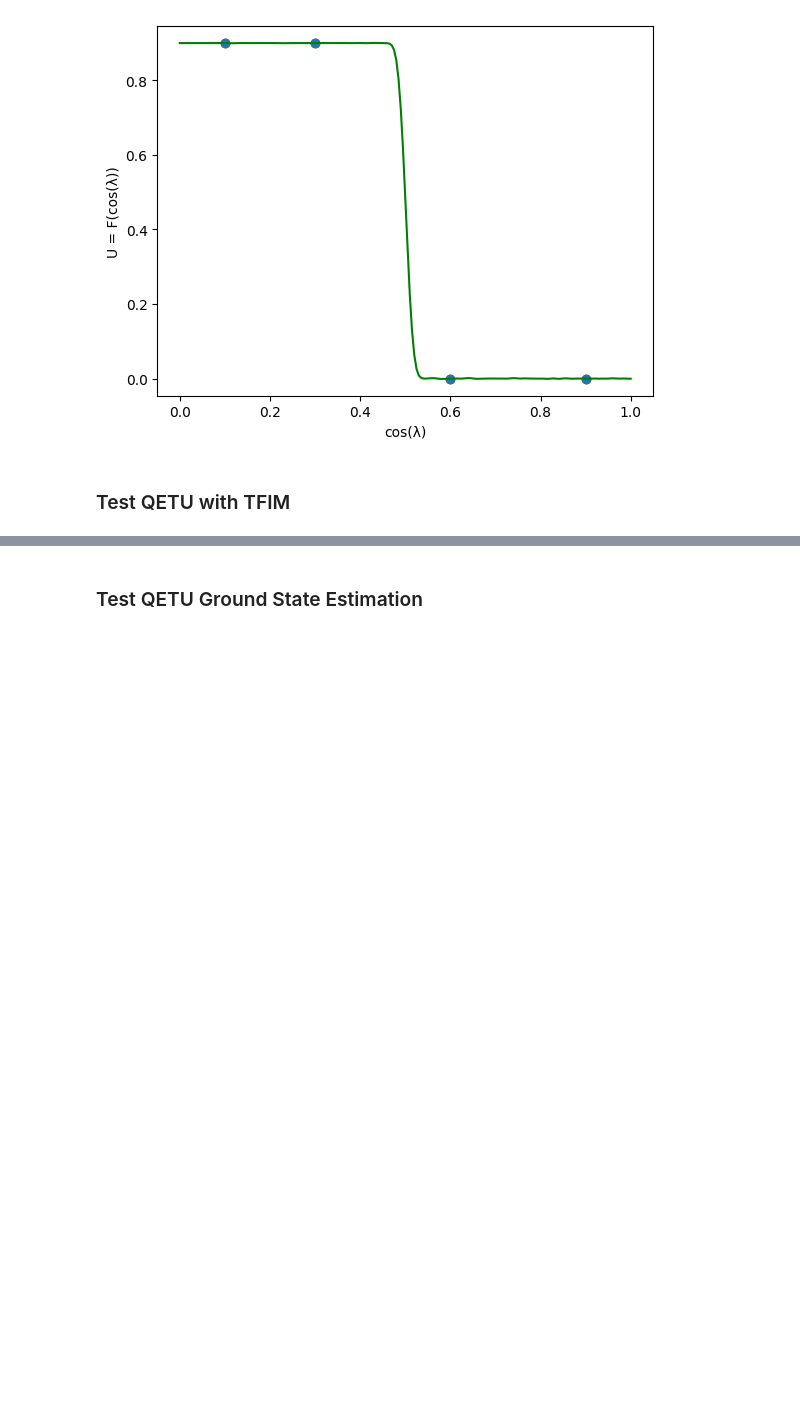
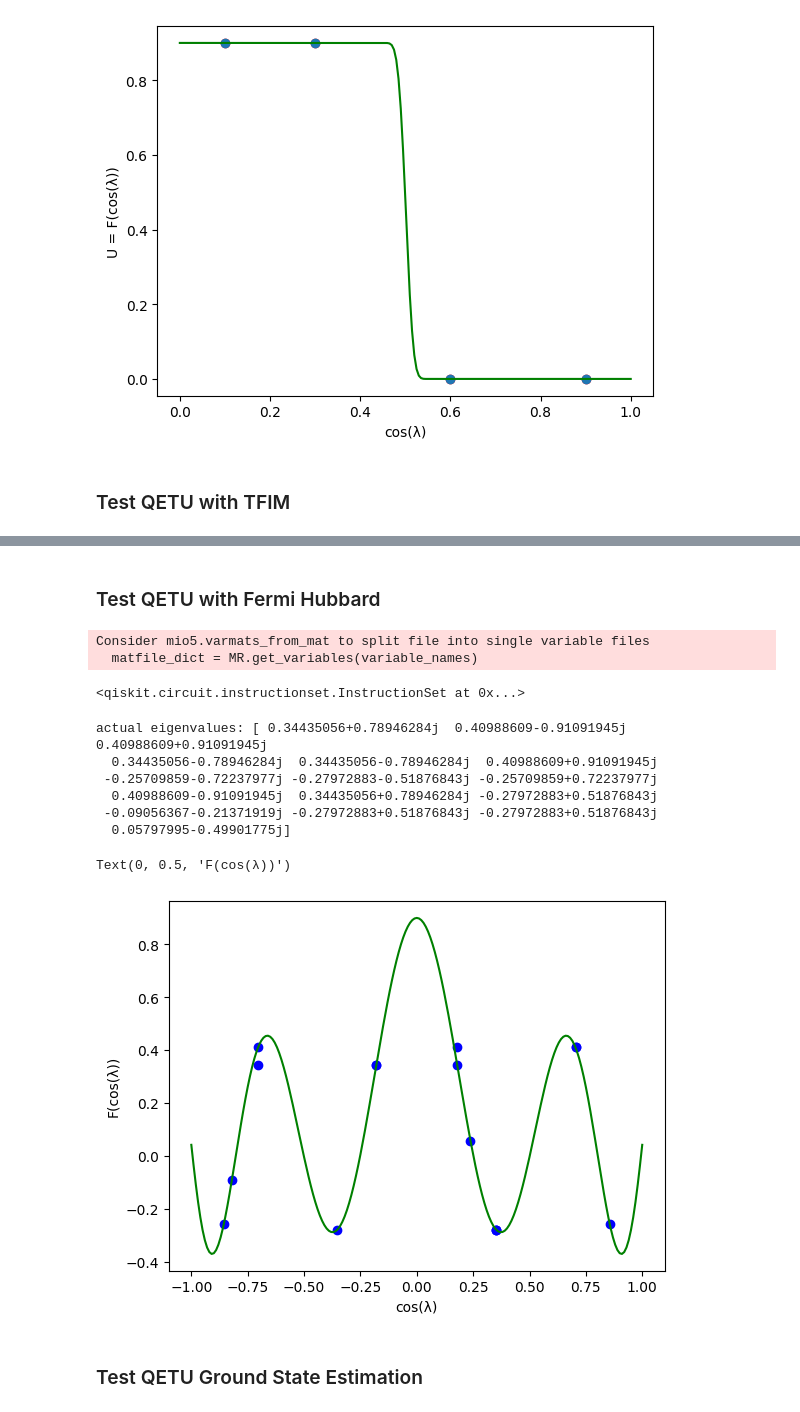
Before and after one commit to thilomueller/QETU, a Jupyter notebook: test_qetu.ipynb, the cells around one changed output, grey strips where cells are left out. Drawn from its saved outputs; the diff is of its cells as text; code cells hidden in the pictures; blank space fills up the shorter version.

```diff
--- a/test_qetu.ipynb
+++ b/test_qetu.ipynb
@@ -252,3 +226,61 @@ Text(0, 0.5, 'F(cos(λ))')
+# %% [markdown]
+### Test QETU with Fermi Hubbard
+# %%
+mat_cheby4 = scipy.io.loadmat('phase_angles/chebyshev_ex4.mat')['phi_proc']
+cheby4_qsp_angles = list(itertools.chain.from_iterable(mat_cheby4))
+# %% [output]
+Consider mio5.varmats_from_mat to split file into single variable files
+  matfile_dict = MR.get_variables(variable_names)
+# %%
+delta_t = 1
+fh = FermiHubbard(2, 0.5, 6, 1)
+H = fh.Hamiltonian
+Δ = spectral_gap(H)
+H_sh = transform_eigenvals(H, Δ, np.pi-Δ)
+
+U = expm(-1j*delta_t*H_sh)
+V_ref = scipy.linalg.block_diag(U.conjugate().transpose(), U)
+V = fh.Trotterization(delta_t, 1, True)
+# %%
+V_gate = UnitaryGate(V_ref)
+q = QuantumRegister(5, 'q')
+V_qc = QuantumCircuit(q)
+V_qc.append(V_gate, q)
+# %% [output]
+<qiskit.circuit.instructionset.InstructionSet at 0x...>
+# %%
+U_qc = get_matrix(QETU(V_qc, convert_Zrot_to_Xrot(cheby4_qsp_angles)))[0:16,0:16]
+
+λ, v = np.linalg.eig(H_sh)
+eigenvalues = λ
+expected_eigenvalues = target_heaviside(np.cos(λ.real), 0.9)
+
+F_λ, F_v = np.linalg.eig(U_qc)
+actual_eigenvalues = F_λ * (-1)
+print("actual eigenvalues: " + str(actual_eigenvalues))
+
+x_list = np.linspace(-1, 1, 201)
+QSP_list = []
+for x in x_list:
+    QSP_circuit = QSP(cheby4_qsp_angles, x)
+    result = get_matrix(QSP_circuit)[0,0]
+    QSP_list.append(result)
+
+plt.scatter(x=np.cos(eigenvalues), y=actual_eigenvalues, color='b')
+plt.plot(x_list, QSP_list, "g", label="Re[Poly(a)]")
+
+
+plt.xlabel("cos(λ)")
+plt.ylabel("F(cos(λ))")
+# %% [output]
+actual eigenvalues: [ 0.34435056+0.78946284j  0.40988609-0.91091945j  0.40988609+0.91091945j
+  0.34435056-0.78946284j  0.34435056-0.78946284j  0.40988609+0.91091945j
+ -0.25709859-0.72237977j -0.27972883-0.51876843j -0.25709859+0.72237977j
+  0.40988609-0.91091945j  0.34435056+0.78946284j -0.27972883+0.51876843j
+ -0.09056367-0.21371919j -0.27972883+0.51876843j -0.27972883+0.51876843j
+  0.05797995-0.49901775j]
+Text(0, 0.5, 'F(cos(λ))')
+[figure, added]
 # %% [markdown]
 ### Test QETU Ground State Estimation
 # %%
```
Also changed, not shown: parts of 10 cells of this notebook, 10 other files.
